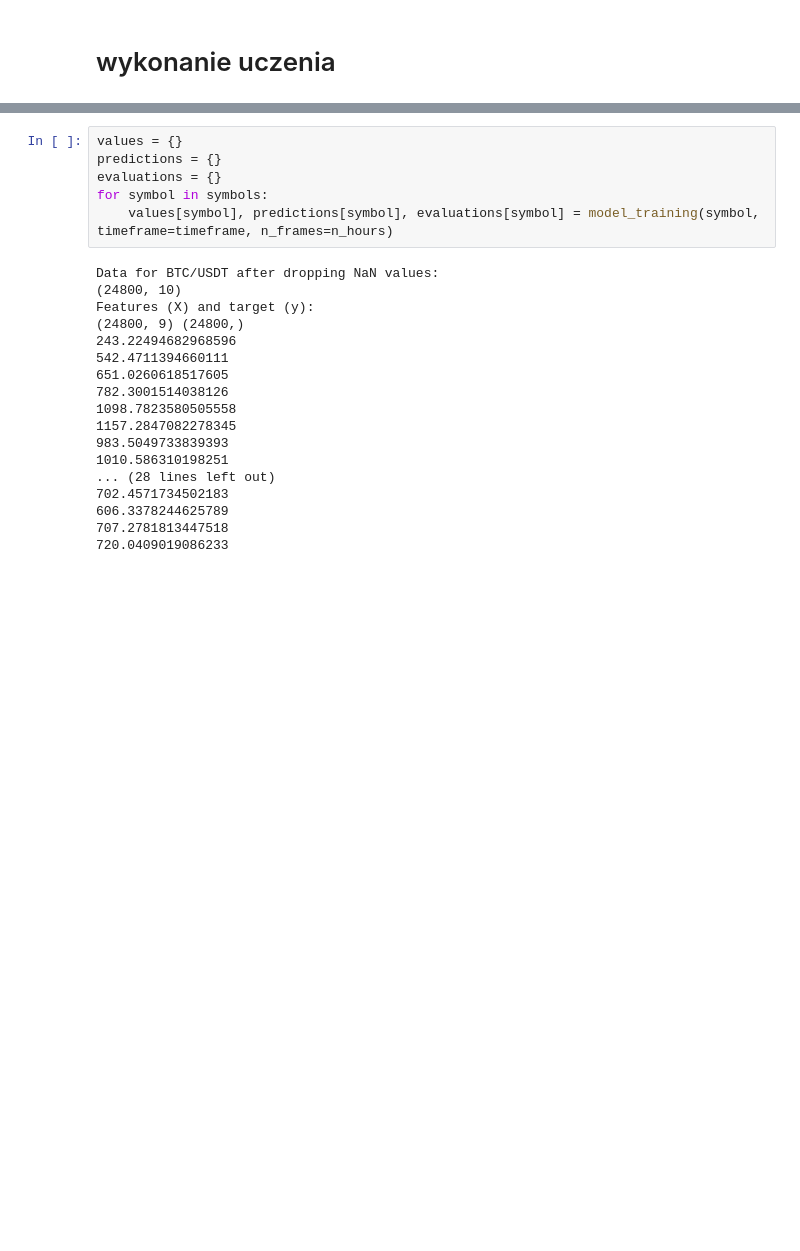
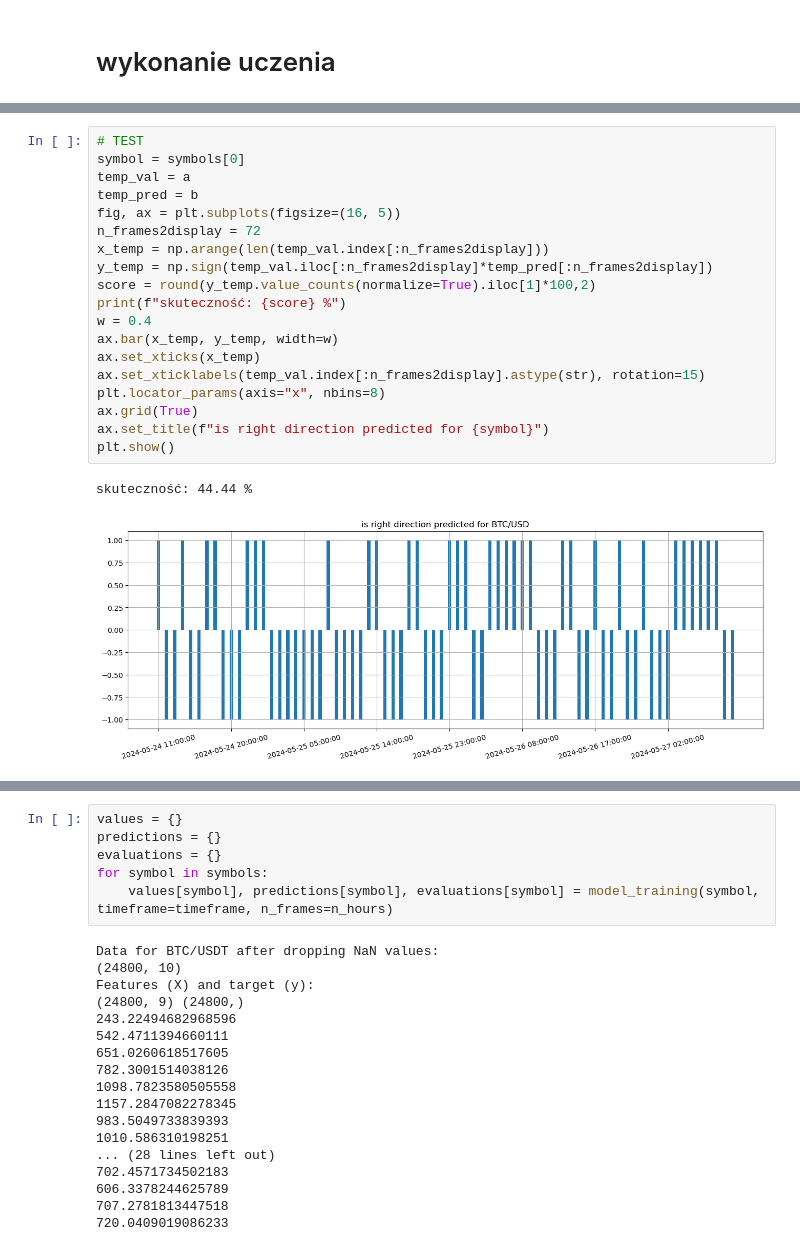
Before and after one commit to szym98/WSB_ML_crypto_model, a Jupyter notebook: Main_CryptoML.ipynb, the cells around one changed output, grey strips where cells are left out. Saved outputs shown, nothing was run; the diff lists cells and outputs as text; blank space fills up the shorter version.

```diff
--- a/Main_CryptoML.ipynb
+++ b/Main_CryptoML.ipynb
@@ -167,0 +163,22 @@ plt.show()
+# %%
+# TEST
+symbol = symbols[0]
+temp_val = a
+temp_pred = b
+fig, ax = plt.subplots(figsize=(16, 5))
+n_frames2display = 72
+x_temp = np.arange(len(temp_val.index[:n_frames2display]))
+y_temp = np.sign(temp_val.iloc[:n_frames2display]*temp_pred[:n_frames2display])
+score = round(y_temp.value_counts(normalize=True).iloc[1]*100,2)
+print(f"skuteczność: {score} %")
+w = 0.4
+ax.bar(x_temp, y_temp, width=w)
+ax.set_xticks(x_temp)
+ax.set_xticklabels(temp_val.index[:n_frames2display].astype(str), rotation=15)
+plt.locator_params(axis="x", nbins=8)
+ax.grid(True)
+ax.set_title(f"is right direction predicted for {symbol}")
+plt.show()
+# %% [output]
+skuteczność: 44.44 %
+[figure, added]
```
Also changed, not shown: parts of 5 cells of this notebook.
